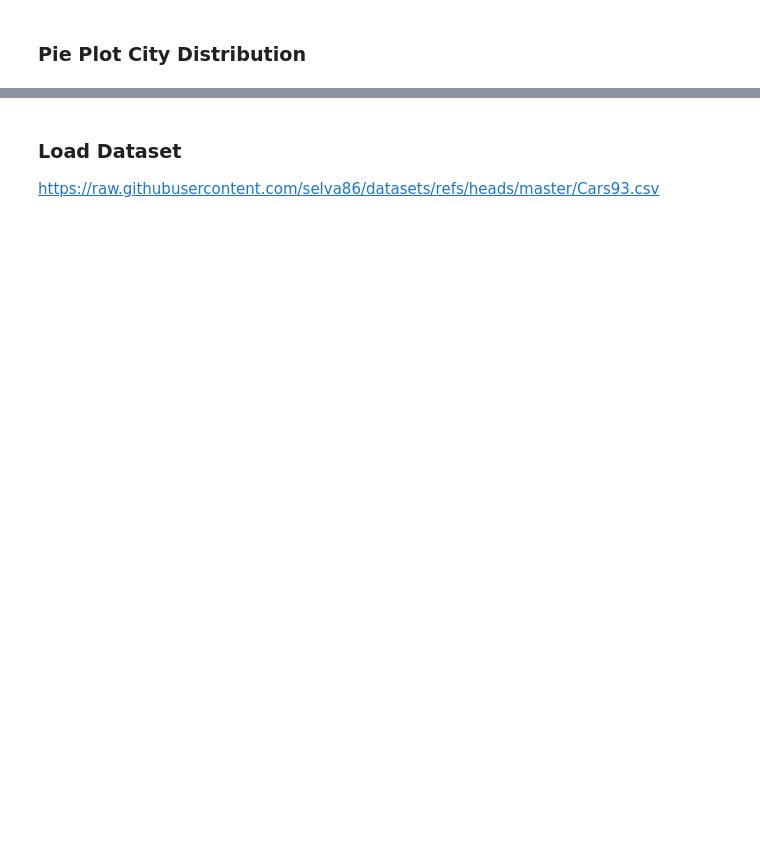
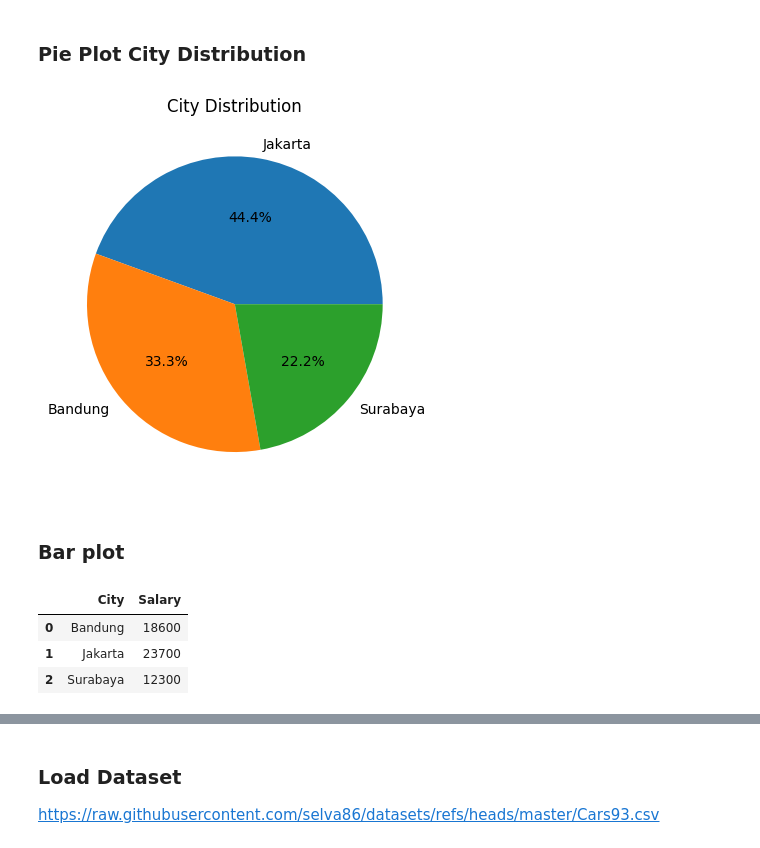
Before and after one commit to hananlu/aiBigData, a Jupyter notebook: Week_2_ExploratoryDataAnalysis_Question.ipynb, the cells around one changed output, grey strips where cells are left out. Drawn from its saved outputs; the diff is of its cells as text; code cells hidden in the pictures; blank space fills up the shorter version.

```diff
--- a/Week_2_ExploratoryDataAnalysis_Question.ipynb
+++ b/Week_2_ExploratoryDataAnalysis_Question.ipynb
@@ -57,2 +255,26 @@ df = pd.DataFrame(data)
 # %% [markdown]
 ### Pie Plot City Distribution
+# %%
+city_counts = df["City"].value_counts()
+
+plt.pie(
+    city_counts,
+    labels=city_counts.index,
+    autopct="%1.1f%%"
+)
+
+plt.title("City Distribution")
+
+plt.show()
+# %% [output]
+[figure, added]
+# %% [markdown]
+### Bar plot
+# %%
+totalSalary = df.groupby("City")["Salary"].sum().reset_index()
+totalSalary
+# %% [output]
+|  | City | Salary |
+| 0 | Bandung | 18600 |
+| 1 | Jakarta | 23700 |
+| 2 | Surabaya | 12300 |
```
Also changed, not shown: parts of 33 cells of this notebook.
